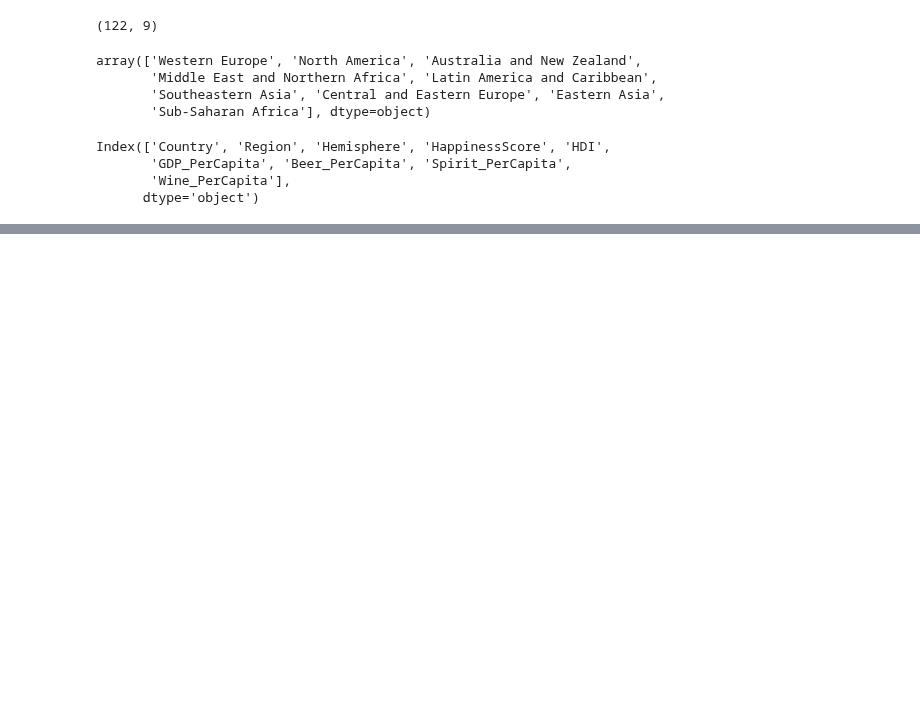
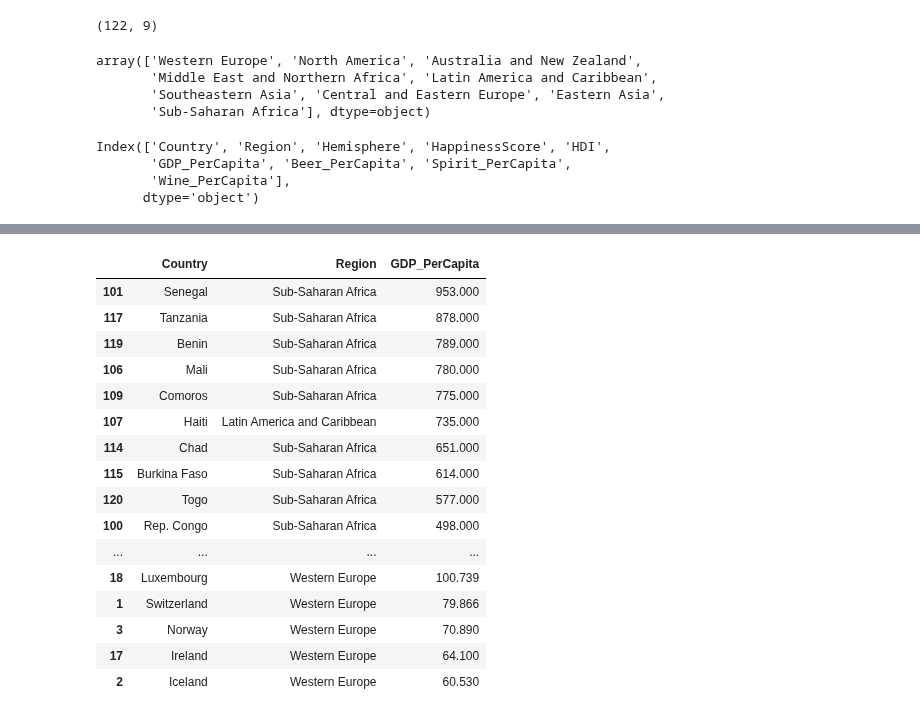
Before and after one commit to mattcaseycpa/project1, a Jupyter notebook: project.ipynb, the cells around one changed output, grey strips where cells are left out. Cells and saved outputs as stored; diff of their text form; code cells hidden in the pictures; blank space fills up the shorter version.

```diff
--- a/project.ipynb
+++ b/project.ipynb
@@ -40,0 +85,22 @@ Index(['Country', 'Region', 'Hemisphere', 'HappinessScore', 'HDI',
+# %%
+#top 20 GDP countries
+gdp=gdp_df.sort_values(["GDP_PerCapita"],ascending=False)
+gdp.head(20)
+# %% [output]
+|  | Country | Region | GDP_PerCapita |
+| 101 | Senegal | Sub-Saharan Africa | 953.000 |
+| 117 | Tanzania | Sub-Saharan Africa | 878.000 |
+| 119 | Benin | Sub-Saharan Africa | 789.000 |
+| 106 | Mali | Sub-Saharan Africa | 780.000 |
+| 109 | Comoros | Sub-Saharan Africa | 775.000 |
+| 107 | Haiti | Latin America and Caribbean | 735.000 |
+| 114 | Chad | Sub-Saharan Africa | 651.000 |
+| 115 | Burkina Faso | Sub-Saharan Africa | 614.000 |
+| 120 | Togo | Sub-Saharan Africa | 577.000 |
+| 100 | Rep. Congo | Sub-Saharan Africa | 498.000 |
+| ... | ... | ... | ... |
+| 18 | Luxembourg | Western Europe | 100.739 |
+| 1 | Switzerland | Western Europe | 79.866 |
+| 3 | Norway | Western Europe | 70.890 |
+| 17 | Ireland | Western Europe | 64.100 |
+| 2 | Iceland | Western Europe | 60.530 |
```
Also changed, not shown: parts of 6 cells of this notebook.
